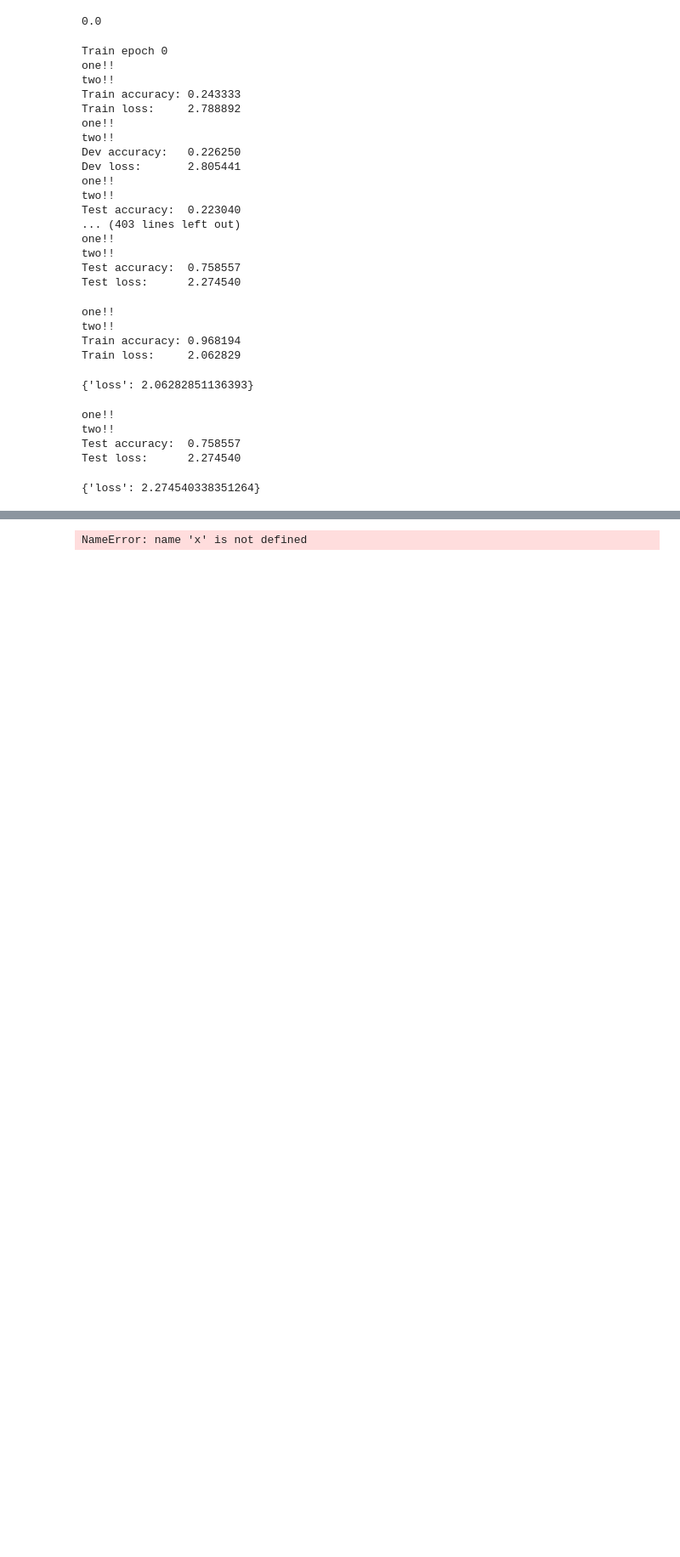
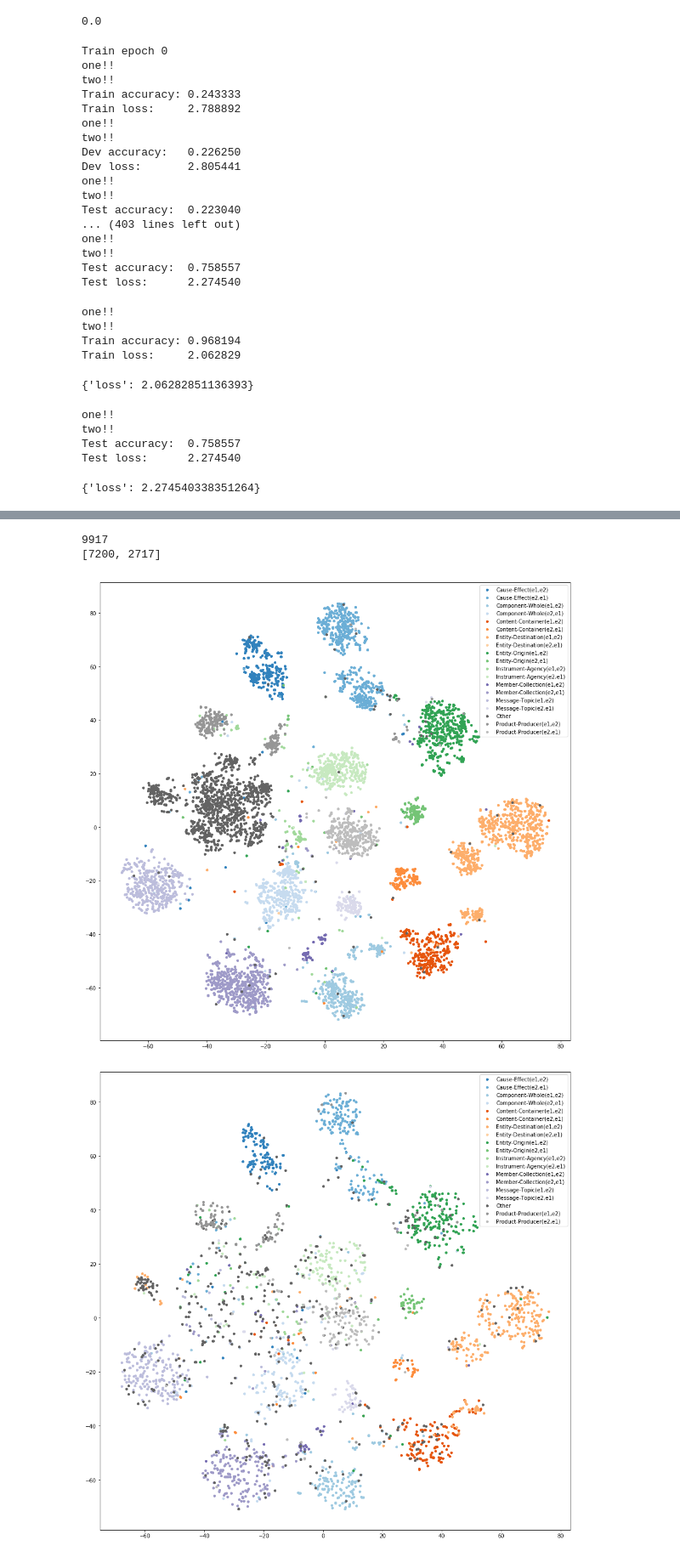
Before and after one commit to soon91jae/pytorch_relation_extraction, a Jupyter notebook: Baseline_Model.ipynb, the cells around one changed output, grey strips where cells are left out. Shown at 85% size. Cells and saved outputs as stored; diff of their text form; code cells hidden in the pictures; blank space fills up the shorter version.

```diff
--- a/Baseline_Model.ipynb
+++ b/Baseline_Model.ipynb
@@ -443,14 +424,0 @@ Test loss:      2.274540
-# %%
-df = pd.DataFrame(dict(x=x, y=y, label=l))
-groups = df.groupby('label')
-fig, ax = plt.subplots(figsize=(16, 16))
-#plt.figure(figsize=(16, 16))
-colormap = plt.cm.tab20c.colors
-i = 0
-for name, group in groups:
-    ax.plot(group.x, group.y, marker='o', linestyle='', color = colormap[i], ms=12, label=name, markersize = 4)
-    i += 1
-ax.legend()
-plt.show()
-# %% [output]
-NameError: name 'x' is not defined
@@ -456,0 +501,8 @@ NameError: name 'x' is not defined
+# %%
+datas = [(train_input, train_output),(test_input, test_output)]
+visualization_in_2D(datas, relation_extr)
+# %% [output]
+9917
+[7200, 2717]
+[figure, added]
+[figure, added]
```
Also changed, not shown: parts of 6 cells of this notebook, 2 other files.
